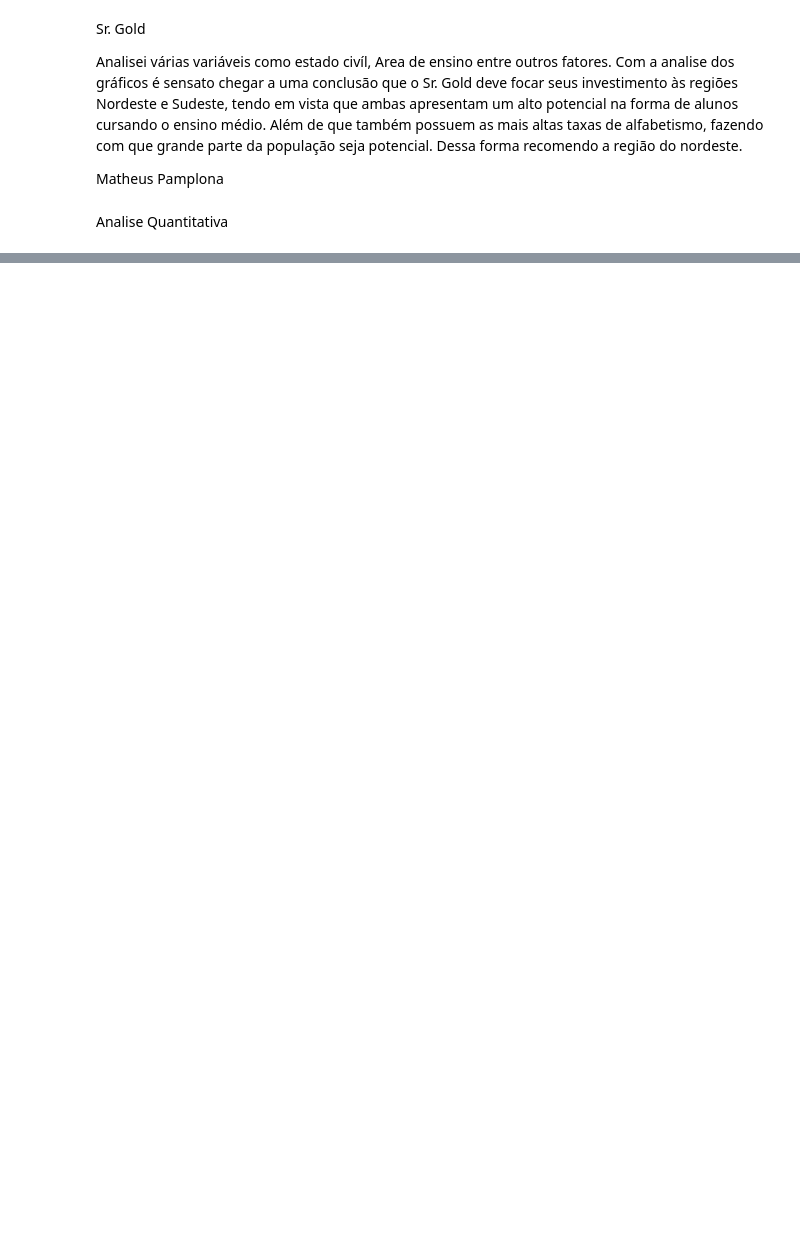
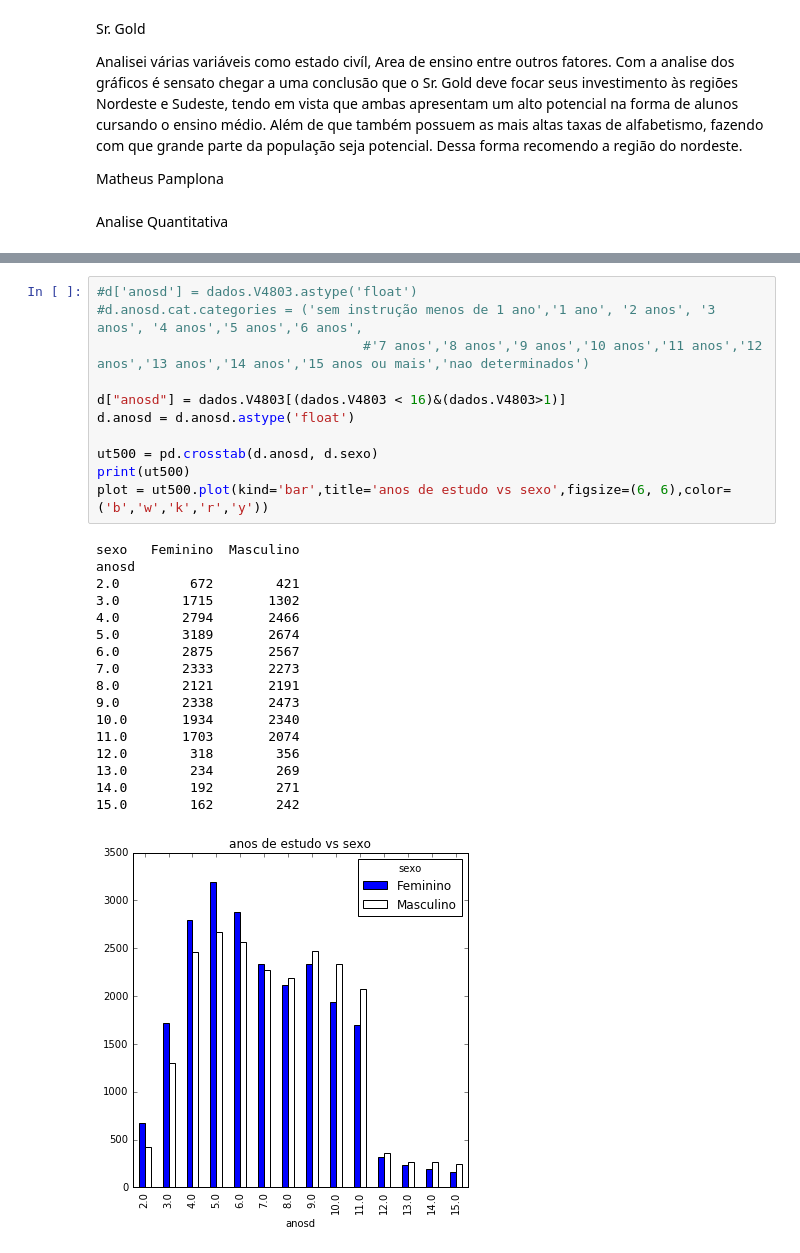
Before and after one commit to pamplonamatheus/CD, a Jupyter notebook: aula02/Aula02 Atividade Variáveis Qualitativas com PNAD SEGUNDO CHECK.ipynb, the cells around one changed output, grey strips where cells are left out. Cells and saved outputs as stored; diff of their text form; blank space fills up the shorter version.

```diff
--- a/aula02/Aula02 Atividade Variáveis Qualitativas com PNAD SEGUNDO CHECK.ipynb
+++ b/aula02/Aula02 Atividade Variáveis Qualitativas com PNAD SEGUNDO CHECK.ipynb
@@ -387,0 +395,29 @@ plot = ut200.plot.box()
+# %%
+#d['anosd'] = dados.V4803.astype('float')
+#d.anosd.cat.categories = ('sem instrução menos de 1 ano','1 ano', '2 anos', '3 anos', '4 anos','5 anos','6 anos',
+                                  #'7 anos','8 anos','9 anos','10 anos','11 anos','12 anos','13 anos','14 anos','15 anos ou mais','nao determinados')
+
+d["anosd"] = dados.V4803[(dados.V4803 < 16)&(dados.V4803>1)]
+d.anosd = d.anosd.astype('float')
+
+ut500 = pd.crosstab(d.anosd, d.sexo)
+print(ut500)
+plot = ut500.plot(kind='bar',title='anos de estudo vs sexo',figsize=(6, 6),color=('b','w','k','r','y'))
+# %% [output]
+sexo   Feminino  Masculino
+anosd
+2.0         672        421
+3.0        1715       1302
+4.0        2794       2466
+5.0        3189       2674
+6.0        2875       2567
+7.0        2333       2273
+8.0        2121       2191
+9.0        2338       2473
+10.0       1934       2340
+11.0       1703       2074
+12.0        318        356
+13.0        234        269
+14.0        192        271
+15.0        162        242
+[figure, added]
```
Also changed, not shown: parts of 10 cells of this notebook.
